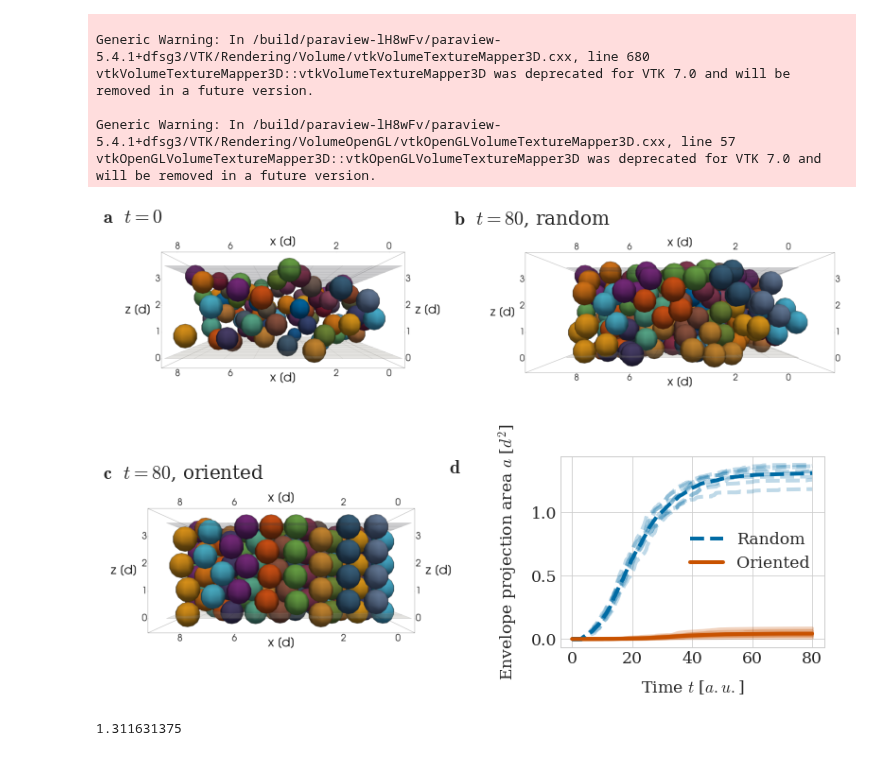
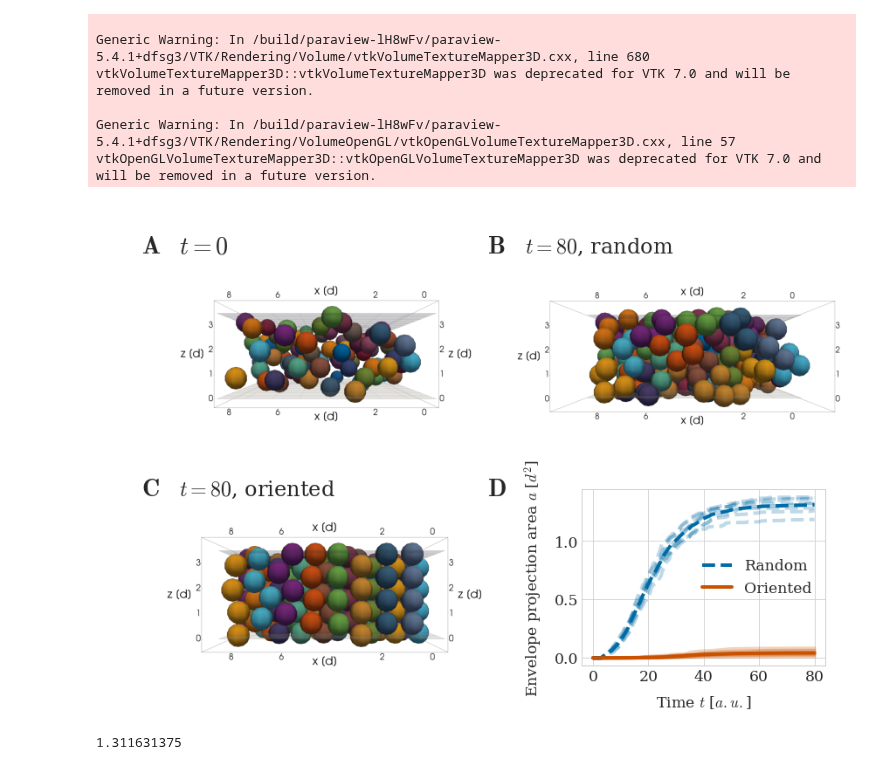
Before and after one commit to somathias/CartilageCBM, a Jupyter notebook: experiments/exp-mesenchymal_condensation.ipynb, the cells around one changed output. Cells and saved outputs as stored; diff of their text form; code cells hidden in the pictures.

Commit message:
Relabel figure panels with capital letters

```diff
--- a/experiments/exp-mesenchymal_condensation.ipynb
+++ b/experiments/exp-mesenchymal_condensation.ipynb
@@ -236,7 +237,10 @@ initial = initial[100:-100, 450:-480]
 ax1.imshow(initial)
 ax1.grid(False)
 ax1.axis('off')
-ax1.set_title(r'$\bf a$  $t=0$', loc='left', fontsize=20)
+#ax1.set_title(r'$\bf A$  $t=0$', loc='left', fontsize=20)
+ax1.annotate(r'$\bf A$', (0.06, 0.9), xycoords='figure fraction', fontsize=28)
+ax1.annotate(r'$t=0$', (0.11, 0.9), xycoords='figure fraction', fontsize=28)
+
 
 
 directed = mpimg.imread(dir_directed+'/0/threshold_48_minus_y_t800.png')
@@ -245,7 +249,11 @@ directed = directed[100:-100, 450:-550]
 ax3.imshow(directed)
 ax3.grid(False)
 ax3.axis('off')
-ax3.set_title(r'$\bf c$  $t=80$, oriented', loc='left', fontsize=20)
+#ax3.set_title(r'$\bf C$  $t=80$, oriented', loc='left', fontsize=20)
+ax3.annotate(r'$\bf C$', (0.06, 0.43), xycoords='figure fraction', fontsize=28)
+ax3.annotate(r'$t=80$, oriented', (0.11, 0.43), xycoords='figure fraction', fontsize=24)
+
+
 
 random = mpimg.imread(dir_random+'/0/threshold_48_minus_y_t800.png')
 #crop
@@ -253,7 +261,10 @@ random = random[100:-100, 340:-530]
 ax2.imshow(random)
 ax2.grid(False)
 ax2.axis('off')
-ax2.set_title(r'$\bf b$  $t=80$, random', x=0.12, fontsize=20)
+#ax2.set_title(r'$\bf B$  $t=80$, random', x=0.12, fontsize=20)
+ax2.annotate(r'$\bf B$', (0.52, 0.9), xycoords='figure fraction', fontsize=28)
+ax2.annotate(r'$t=80$, random', (0.57, 0.9), xycoords='figure fraction', fontsize=24)
+
 
 #ax1.set_xticks([])
 #ax1.set_yticks([])
@@ -265,35 +276,38 @@ ppa_av_d = np.zeros(times_d.shape)
 for seed in range(8):
     ppa = np.loadtxt(dir_directed+str(seed)+'/results_from_time_0/metrics_results/data_patch_projection_area_av.txt', dtype=float)
     ax4.plot(times_d, ppa, color=defcolors[5], alpha=0.25)
     ppa_av_d += ppa
 ppa_av_d = ppa_av_d /8
 
 # time steps are consistent across runs, so it's sufficient to load them from a single path
 times_r, coords_r = sm.read_in_data(dir_random + '0/results_from_time_0/')
 
 ppa_av_r = np.zeros(times_r.shape)
 for seed in range(8):
     ppa = np.loadtxt(dir_random+str(seed)+'/results_from_time_0/metrics_results/data_patch_projection_area_av.txt', dtype=float)
     ax4.plot(times_r, ppa, color=defcolors[0], alpha=0.25, linestyle='--')
     ppa_av_r += ppa
 ppa_av_r = ppa_av_r /8
 
 
 
 ax4.plot(times_r, ppa_av_r, color=defcolors[0], label='Random', linestyle='--')
 ax4.plot(times_d, ppa_av_d, color=defcolors[5], label='Oriented')
 ax4.legend()
 #plt.title('distance 4.0')
 ax4.set_xlabel('Time $t$ [$a.u.$]')
 ax4.set_ylabel('Envelope projection area $a$ [$d^2$]')
-ax4.set_title(r'$\bf d$', x=-0.4, y=0.85, fontsize=20)
+#ax4.set_title(r'$\bf D$', x=-0.4, y=0.85, fontsize=20)
+ax4.annotate(r'$\bf D$', (0.52, 0.43), xycoords='figure fraction', fontsize=28)
+
 
 ll, bb, ww, hh = ax4.get_position().bounds
 ax4.set_position([ll+0.2*ww, bb+0.2*hh, ww*0.75, hh*0.75])
 
 plt.savefig(path_to_plots+'ppa_orientation.pdf', bbox_inches='tight', dpi=600)
+plt.savefig(path_to_plots+'Fig5.pdf', bbox_inches='tight', dpi=600)
 # %% [output]
-[figure, old version]
+[figure, new version]
 # %%
 ppa_av_r[-1]
 # %% [output]
```
Also changed, not shown: parts of 6 cells of this notebook, 2 other files.
